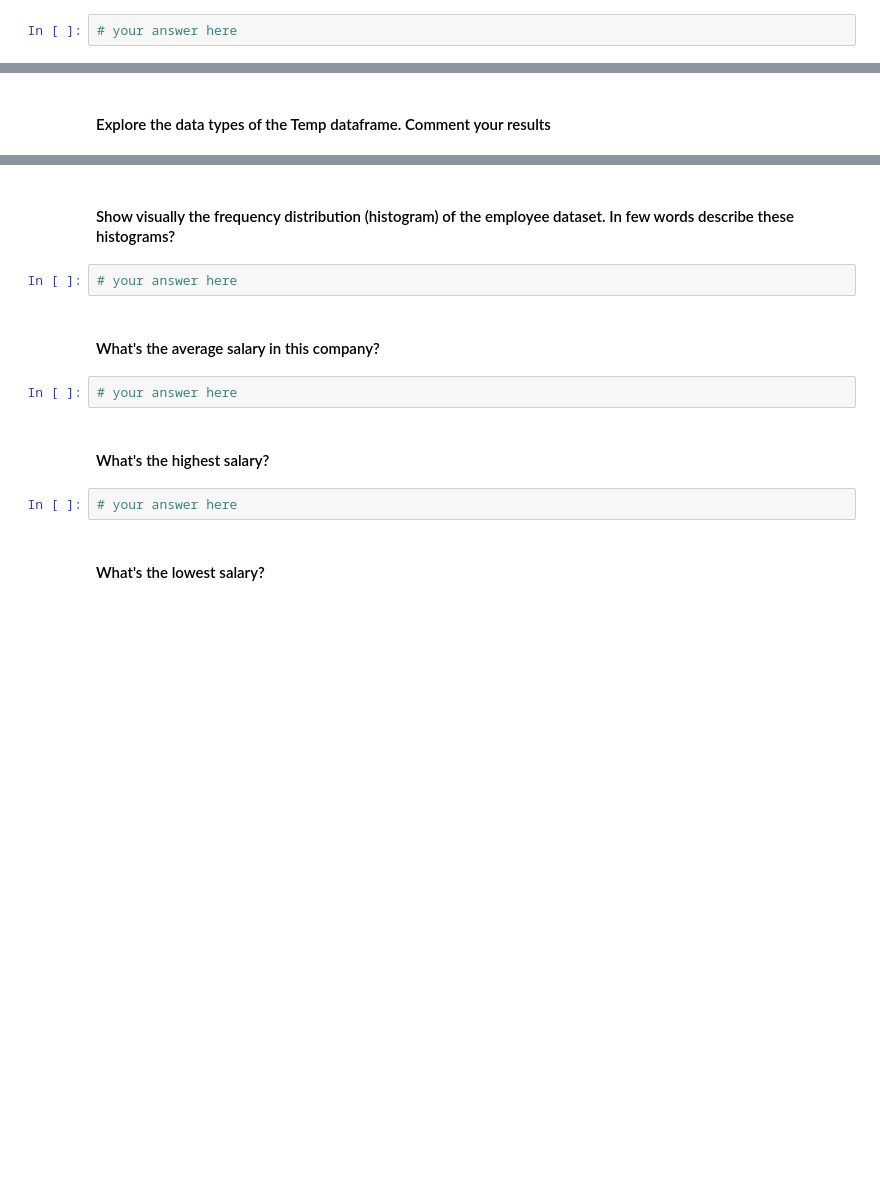
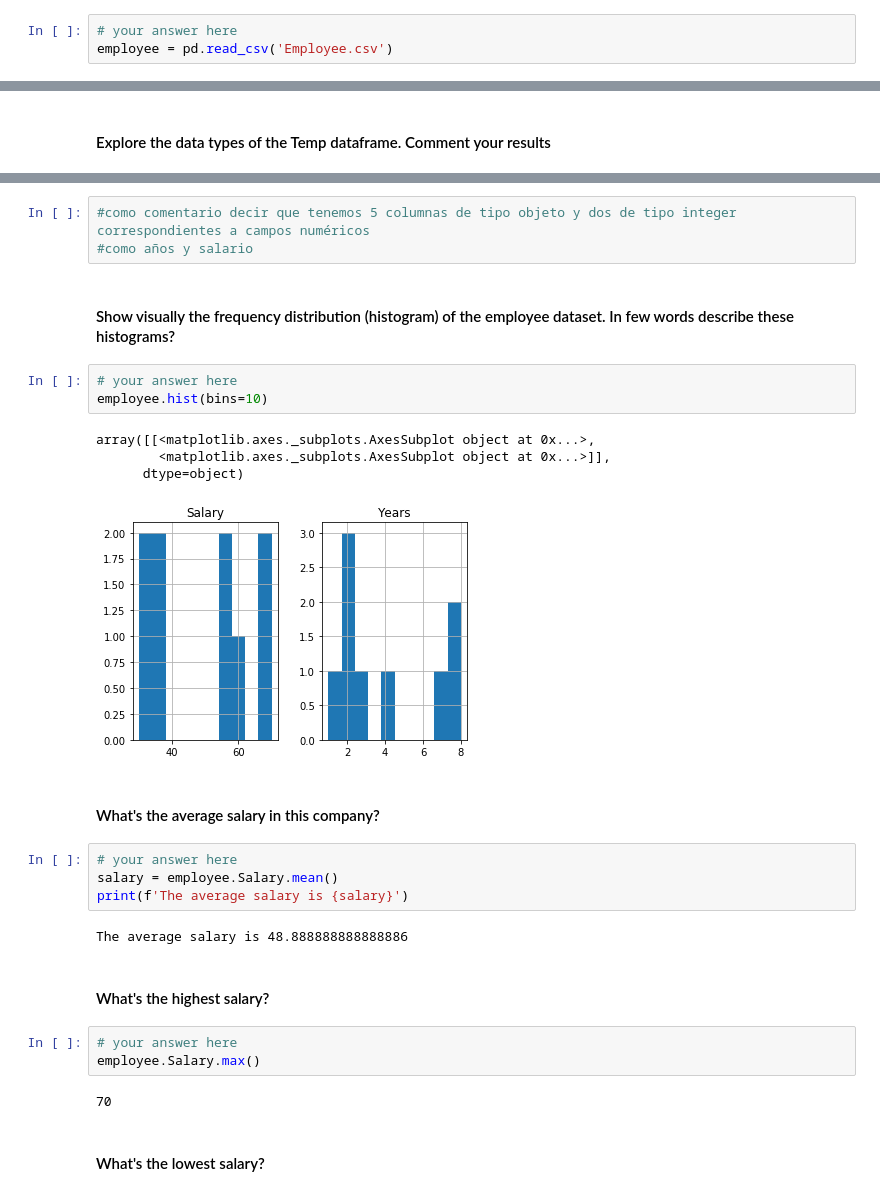
Before and after one commit to ta-datapt-bcn/lab-subsetting-and-descriptive-stats, a Jupyter notebook: your-code/main.ipynb, the cells around one changed output, grey strips where cells are left out. Cells and saved outputs as stored; diff of their text form; blank space fills up the shorter version.

```diff
--- a/your-code/main.ipynb
+++ b/your-code/main.ipynb
@@ -60,3 +73,4 @@
 #### Load the `employee.csv` file into a DataFrame. Call the dataframe `employee`
 # %%
 # your answer here
+employee = pd.read_csv('Employee.csv')
@@ -67,15 +112,31 @@
+# %%
+#como comentario decir que tenemos 5 columnas de tipo objeto y dos de tipo integer correspondientes a campos numéricos
+#como años y salario
 # %% [markdown]
 #### Show visually the frequency distribution (histogram) of the employee dataset. In few words describe these histograms?
 # %%
 # your answer here
+employee.hist(bins=10)
+# %% [output]
+array([[<matplotlib.axes._subplots.AxesSubplot object at 0x...>,
+        <matplotlib.axes._subplots.AxesSubplot object at 0x...>]],
+      dtype=object)
+[figure, added]
 # %% [markdown]
 #### What's the average salary in this company?
-# %%
-# your answer here
+# %%
+# your answer here
+salary = employee.Salary.mean()
+print(f'The average salary is {salary}')
+# %% [output]
+The average salary is 48.888888888888886
 # %% [markdown]
 #### What's the highest salary?
 # %%
 # your answer here
+employee.Salary.max()
+# %% [output]
+70
 # %% [markdown]
 #### What's the lowest salary?
 # %%
```
Also changed, not shown: parts of 19 cells of this notebook, 1 other file.
